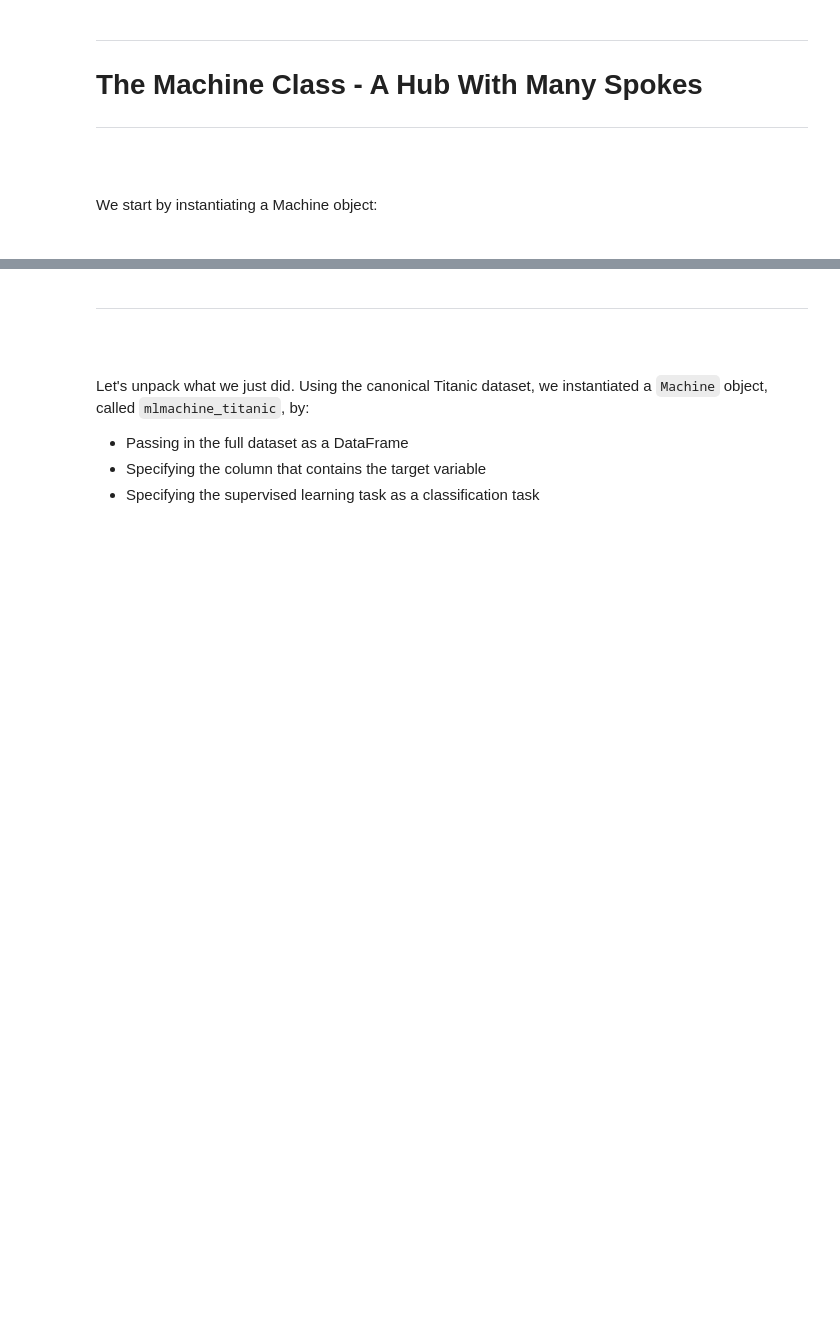
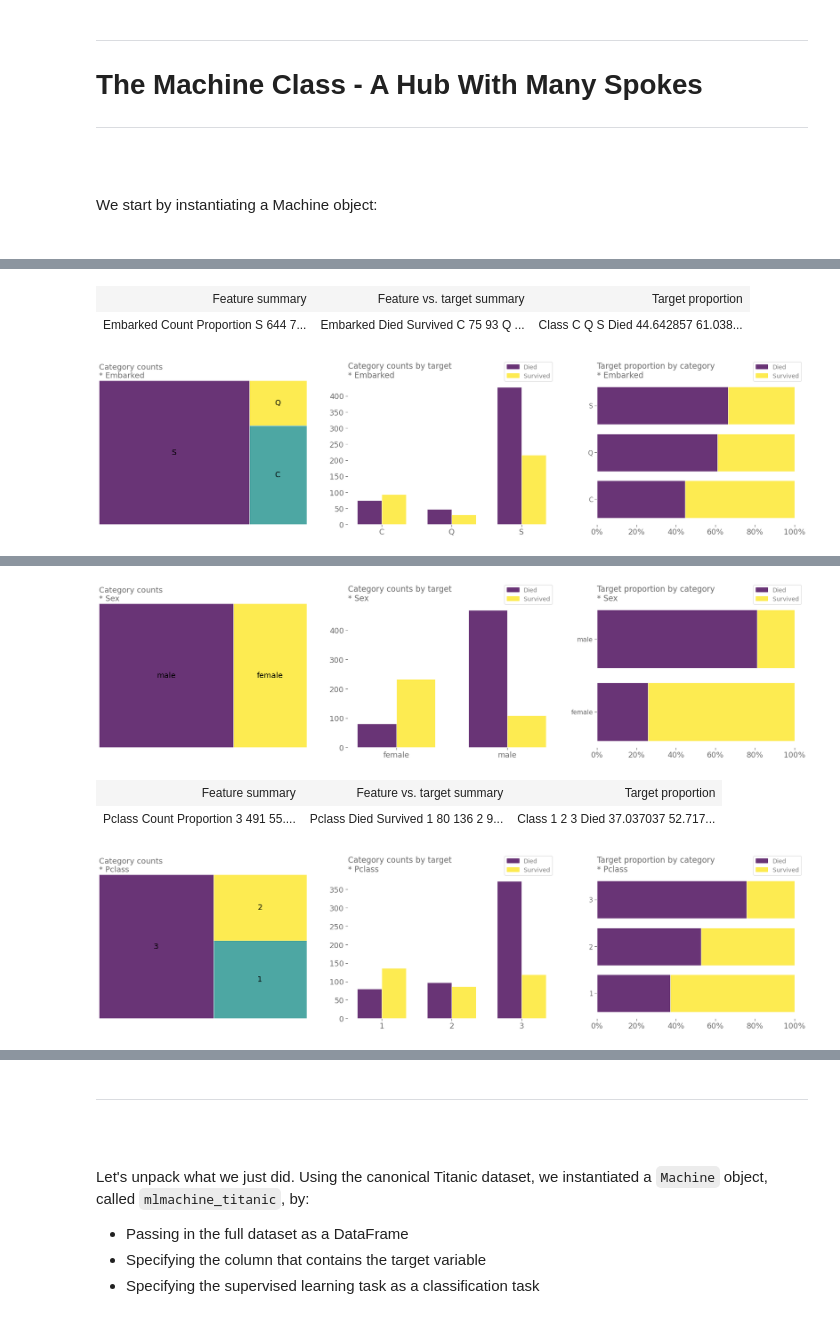
Before and after one commit to petersontylerd/mlmachine, a Jupyter notebook: notebooks/mlmachine_part_1.ipynb, the cells around one changed output, grey strips where cells are left out. Cells and saved outputs as stored; diff of their text form; code cells hidden in the pictures; blank space fills up the shorter version.

```diff
--- a/notebooks/mlmachine_part_1.ipynb
+++ b/notebooks/mlmachine_part_1.ipynb
@@ -104,3 +104,13 @@ mlmachine_titanic = mlm.Machine(
     ordinal_encodings={"Pclass": [1, 2, 3]},
     is_classification=True,
 )
+# %%
+for feature in mlmachine_titanic.data.mlm_dtypes["category"]:
+    mlmachine_titanic.eda_cat_target_cat_feat(
+        feature=feature,
+        legend_labels=["Died","Survived"],
+    )
+# %% [output]
+| Feature summary | Feature vs. target summary | Target proportion |
+| Embarked Count Proportion S 644 7... | Embarked Died Survived C 75 93 Q ... | Class C Q S Died 44.642857 61.038... |
+[figure, added]
@@ -106,0 +119,4 @@ mlmachine_titanic = mlm.Machine(
+[figure, added]
+| Feature summary | Feature vs. target summary | Target proportion |
+| Pclass Count Proportion 3 491 55.... | Pclass Died Survived 1 80 136 2 9... | Class 1 2 3 Died 37.037037 52.717... |
+[figure, added]
```
Also changed, not shown: parts of 2 cells of this notebook, 8 other files.
